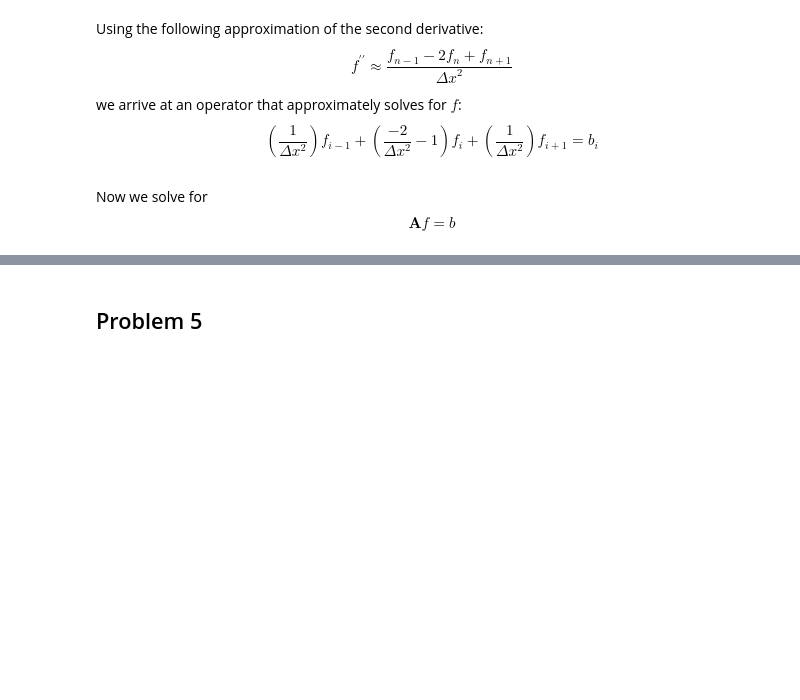
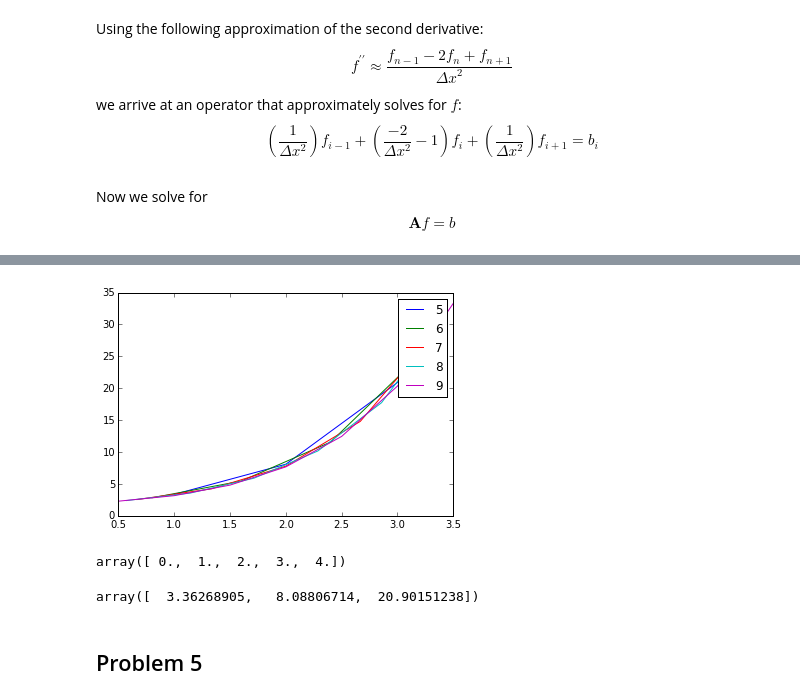
Before and after one commit to piovere/nucnotes, a Jupyter notebook: ne470/homework/04/NE470 Homework 4 Addendum.ipynb, the cells around one changed output, grey strips where cells are left out. Cells and saved outputs as stored; diff of their text form; code cells hidden in the pictures; blank space fills up the shorter version.

```diff
--- a/ne470/homework/04/NE470 Homework 4 Addendum.ipynb
+++ b/ne470/homework/04/NE470 Homework 4 Addendum.ipynb
@@ -82,3 +82,19 @@ plt.show()
+# %%
+for i in range(5, 10):
+    x = np.linspace(0,4, i)[1:-1]
+    plt.plot(x, solution(i), label=i)
+plt.legend(loc="upper right")
+plt.show()
+# %% [output]
+[figure, added]
+# %%
+np.linspace(0,4,5)
+# %% [output]
+array([ 0.,  1.,  2.,  3.,  4.])
+# %%
+solution(5)
+# %% [output]
+array([  3.36268905,   8.08806714,  20.90151238])
 # %% [markdown]
 ## Problem 5 ##
 # %%
```
Also changed, not shown: parts of 2 cells of this notebook.
